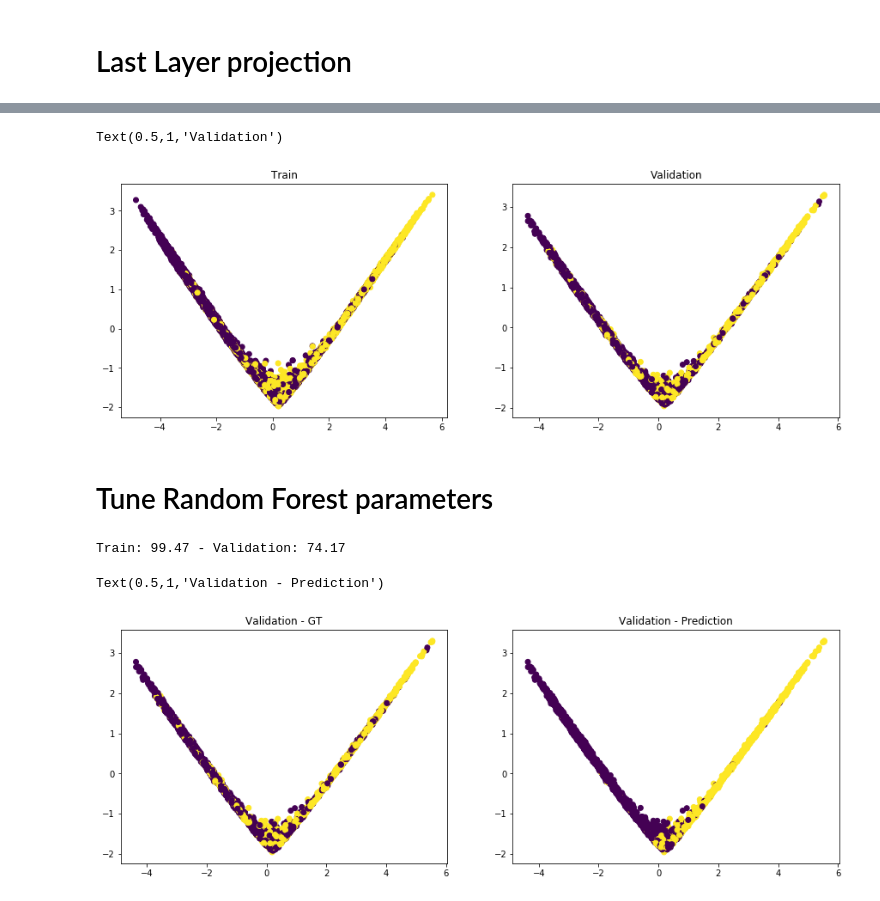
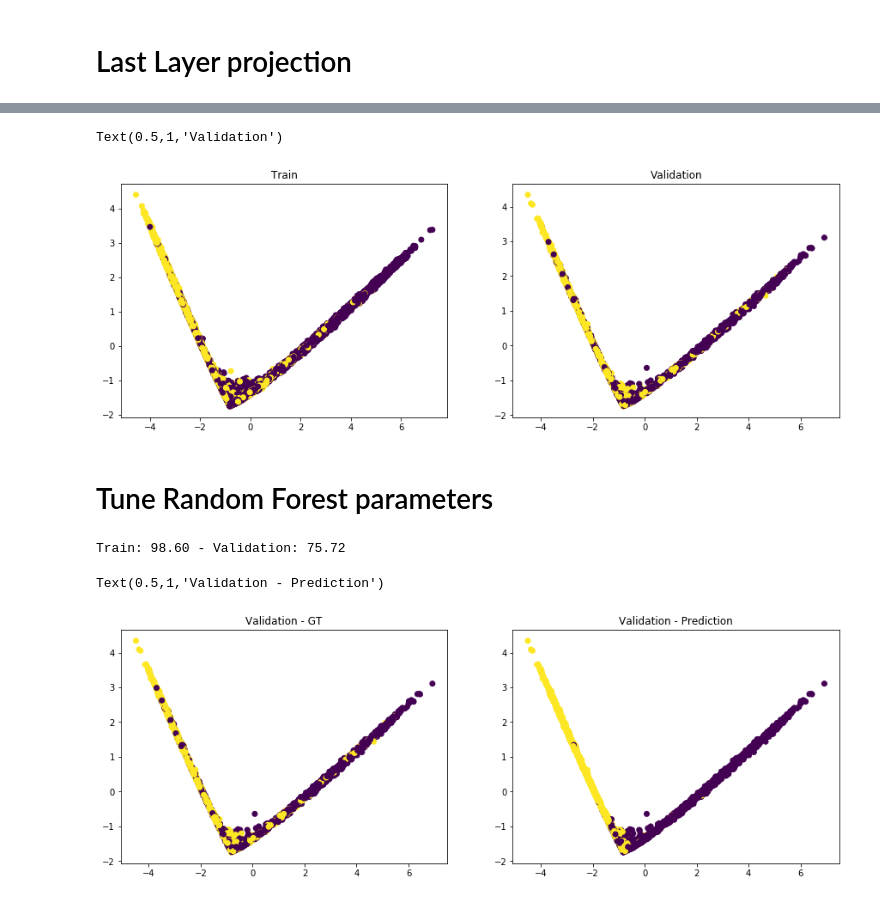
Before and after one commit to VictorSanh/NBA_Challenge, a Jupyter notebook: Bi-directional_LSTM.ipynb, the cells around one changed output, grey strips where cells are left out. Saved outputs shown, nothing was run; the diff lists cells and outputs as text; code cells hidden in the pictures.

Commit message:
Improvement of bi-lstm. Had to add two points

```diff
--- a/Bi-directional_LSTM.ipynb
+++ b/Bi-directional_LSTM.ipynb
@@ -21,7 +24,7 @@ random.seed(7)
 Data_X_train = pd.read_csv('data/challenge_fichier_dentrees_dentrainement_challenge_nba/train.csv')
 Data_Y_train = pd.read_csv('data/challenge_fichier_de_sortie_dentrainement_challenge_nba.csv', sep=';')
 # %%
-Data_X_train = feature_engineering(Data_X_train)
+Data_X_train = feature_engineering(Data_X_train, two_points = True)
 # %%
 X_train = Data_X_train.as_matrix()[:, 1:]
 Y_train = Data_Y_train.as_matrix()[:, 1:]
@@ -36,5 +36,5 @@ del Data_X_train, Data_Y_train
 # %%
-X_train_lstm = X_train.reshape((len(X_train), 16, 15, -1), order = 'F')
+X_train_lstm = X_train.reshape((len(X_train), 18, 15, -1), order = 'F')
 X_train_lstm = X_train_lstm.mean(axis = 2)
 
 Y_train_lstm = np_utils.to_categorical(Y_train, 2)
@@ -450,8 +450,8 @@ X_t, X_v, Y_t, Y_v = train_test_split(X_train_lstm, Y_train, test_size = 0.2)
 # %%
 #Model
 bi_lstm_model = Sequential()
-bi_lstm_model.add(Bidirectional(LSTM(125, recurrent_dropout = 0.25),
-                                input_shape = (16, 96)))
+bi_lstm_model.add(Bidirectional(LSTM(175, recurrent_dropout = 0.25),
+                                input_shape = (18, 96)))
 bi_lstm_model.add(Dropout(0.75))
 bi_lstm_model.add(Dense(units = 150,
                         activation = 'relu'))
@@ -464,5 +464,6 @@ bi_lstm_model.compile(loss = losses.categorical_crossentropy,
 
 #Training
 bi_lstm_model.fit(X_t, np_utils.to_categorical(Y_t, 2),
-                  epochs = 15, batch_size = 64, verbose = False)
+                  validation_data = (X_v, np_utils.to_categorical(Y_v, 2)),
+                  epochs = 15, batch_size = 64, verbose = True)
 # %% [output]
@@ -488,7 +506,7 @@ ax2.scatter(X_proj[:, 0], X_proj[:, 1], c = Y_v.flatten())
 ax2.set_title('Validation')
 # %% [output]
 Text(0.5,1,'Validation')
-[figure, old version]
+[figure, new version]
 # %% [markdown]
 # Tune Random Forest parameters
 # %%
@@ -499,22 +517,22 @@ def rdm_frst_tuning(parameters, X_t_features, Y_t, X_v_features, Y_v):
     val_acc = clf.score(X_v_features, Y_v.ravel())
     print('Train: {0:.2f} - Validation: {1:.2f}'.format(100*train_acc, 100*val_acc))
 # %%
-parameters = {'n_estimators': 500, 'max_depth': 40, 'min_samples_leaf': 2}
+parameters = {'n_estimators': 300, 'max_depth': 60, 'min_samples_leaf': 2}
 
 rdm_frst_tuning(parameters, X_t_features, Y_t, X_v_features, Y_v)
 # %% [output]
-Train: 99.47 - Validation: 74.17
+Train: 98.60 - Validation: 75.72
 # %%
-parameters = {'n_estimators': 500, 'max_depth': 40, 'min_samples_leaf': 2}
+parameters = {'n_estimators': 300, 'max_depth': 60, 'min_samples_leaf': 2}
 clf = RandomForestClassifier(**parameters)
 clf.fit(X_t_features, Y_t.ravel())
 
 
 f, (ax1, ax2) = plt.subplots(1, 2, figsize = (15,5))
 ax1.scatter(X_proj[:, 0], X_proj[:, 1], c = Y_v.flatten())
 ax1.set_title('Validation - GT')
 ax2.scatter(X_proj[:, 0], X_proj[:, 1], c = clf.predict(X_v_features))
 ax2.set_title('Validation - Prediction')
 # %% [output]
 Text(0.5,1,'Validation - Prediction')
-[figure, old version]
+[figure, new version]
```
Also changed, not shown: parts of 4 cells of this notebook, 1 other file.
